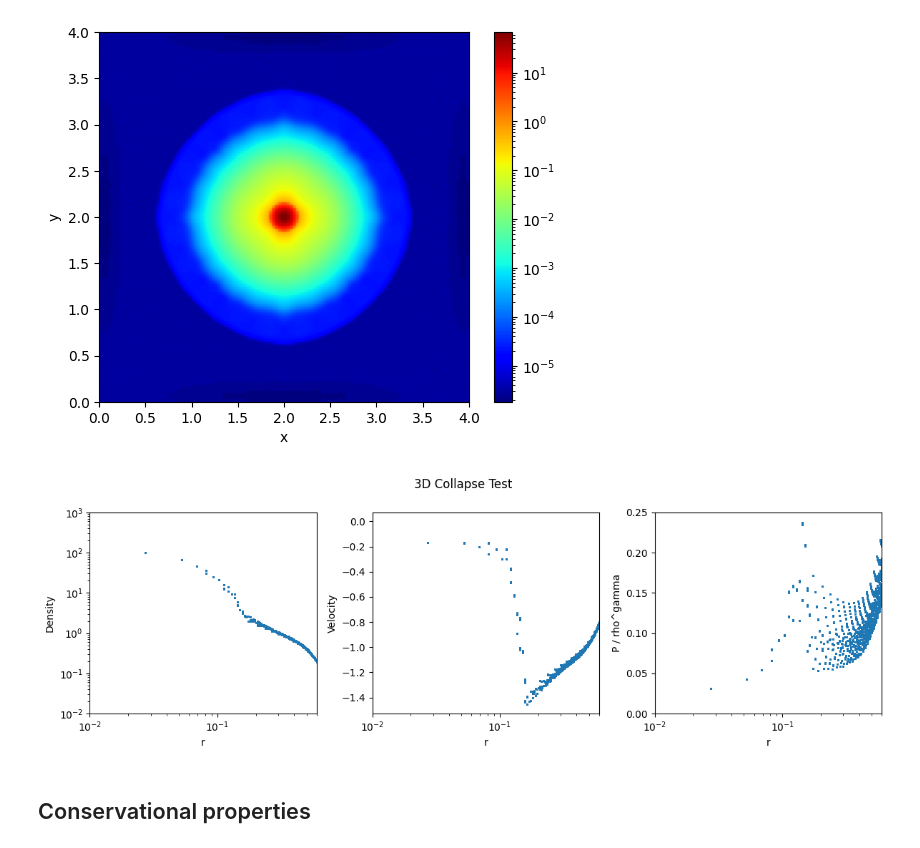
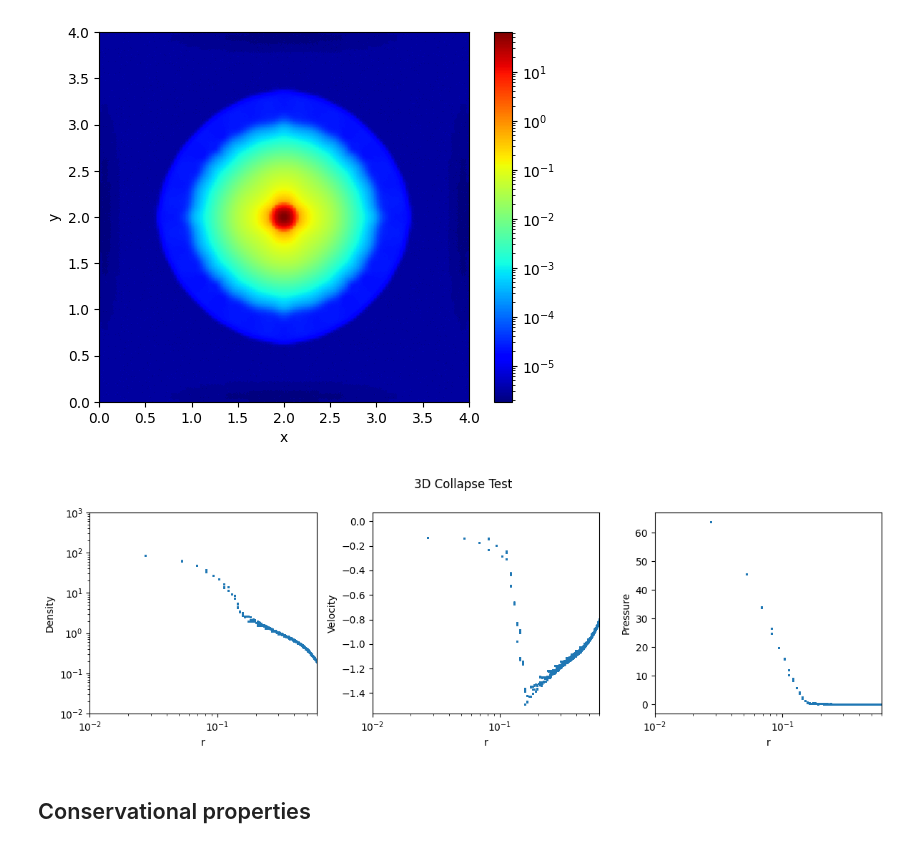
Before and after one commit to leo1200/jf1uids, a Jupyter notebook: notebooks/self_gravity/evrards_collapse.ipynb, the cells around one changed output. Saved outputs shown, nothing was run; the diff lists cells and outputs as text; code cells hidden in the pictures.

```diff
--- a/notebooks/self_gravity/evrards_collapse.ipynb
+++ b/notebooks/self_gravity/evrards_collapse.ipynb
@@ -159,37 +159,36 @@ fig, (ax1, ax2, ax3) = plt.subplots(1, 3, figsize=(12, 4))
 ax1.scatter(helper_data.r.flatten(), final_state[registered_variables.density_index].flatten(), label="Final Density", s = 1)
 # x and y log scale
 ax1.set_xscale("log")
 ax1.set_yscale("log")
 ax1.set_xlim(1e-2, 6e-1)
 ax1.set_ylim(1e-2, 1e3)
 ax1.set_xlabel("r")
 ax1.set_ylabel("Density")
 
 # velocity profile
 v_r = -jnp.sqrt(final_state[registered_variables.velocity_index.x] ** 2 + final_state[registered_variables.velocity_index.y] ** 2 + final_state[registered_variables.velocity_index.z] ** 2)
 
 ax2.scatter(helper_data.r.flatten(), v_r.flatten(), label="Radial Velocity", s = 1)
 # log x scale
 ax2.set_xscale("log")
 ax2.set_xlim(1e-2, 6e-1)
 ax2.set_xlabel("r")
 ax2.set_ylabel("Velocity")
 
 # plot P / rho^gamma
 
-ax3.scatter(helper_data.r.flatten(), final_state[registered_variables.pressure_index].flatten() / final_state[registered_variables.density_index].flatten() ** gamma, label="P / rho^gamma", s = 1)
+ax3.scatter(helper_data.r.flatten(), final_state[registered_variables.pressure_index].flatten(), label="P / rho^gamma", s = 1)
 ax3.set_xlim(box_size / num_cells, 6e-1)
 ax3.set_xlabel("r")
-ax3.set_ylabel("P / rho^gamma")
+ax3.set_ylabel("Pressure")
 ax3.set_xscale("log")
-ax3.set_ylim(0, 0.25)
 ax3.set_xlim(1e-2, 6e-1)
 
 fig.suptitle("3D Collapse Test")
 
 plt.tight_layout()
 # %% [output]
-[figure, old version]
+[figure, new version]
 # %% [markdown]
 ## Conservational properties
 # %%
```
Also changed, not shown: parts of 2 cells of this notebook, 6 other files.
